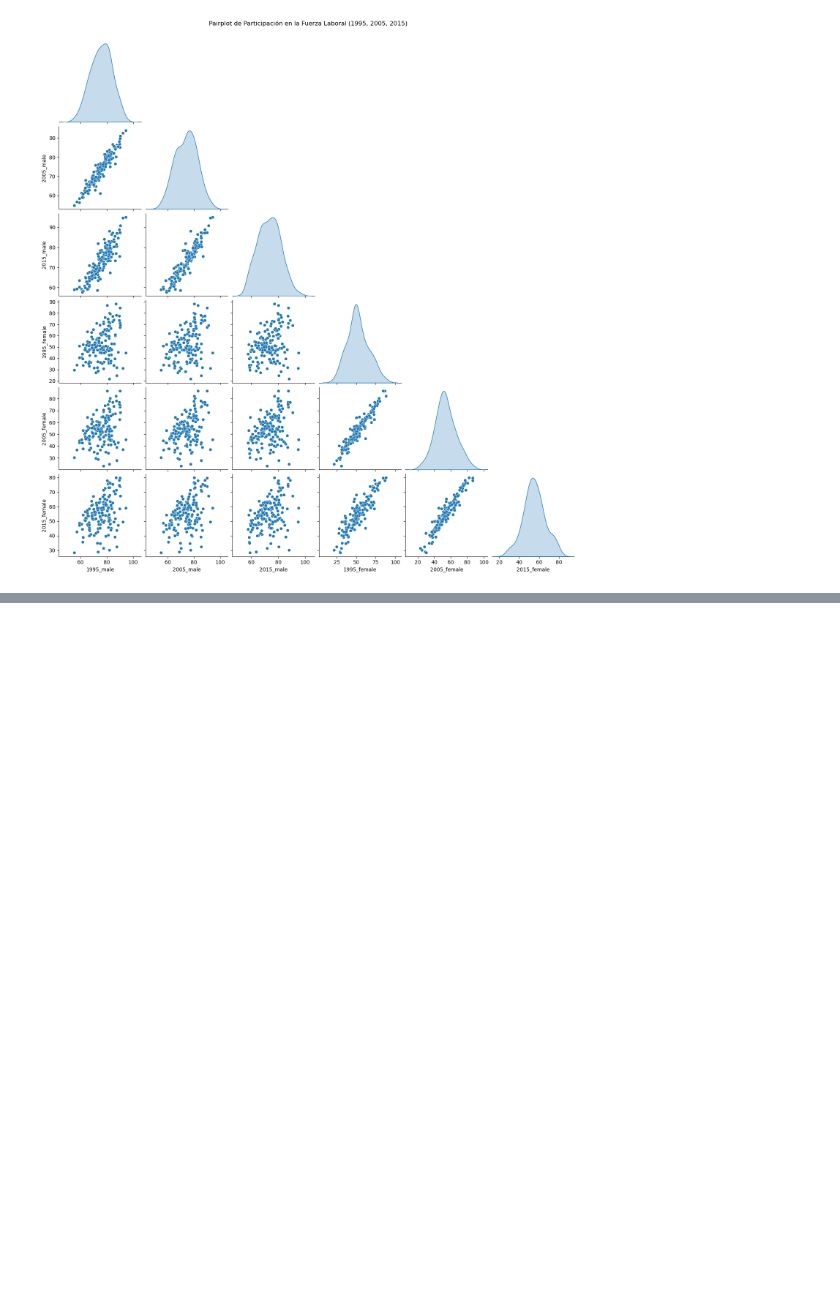
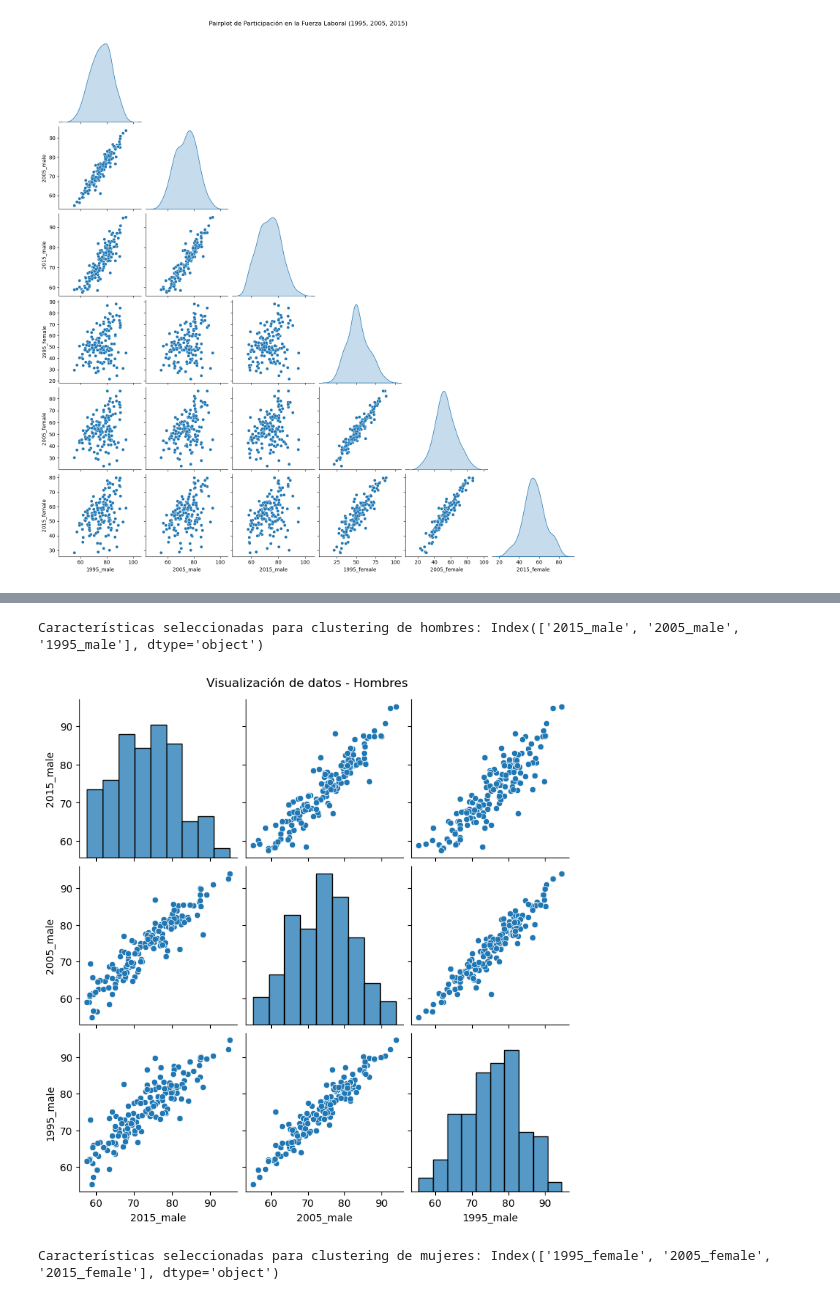
Before and after one commit to camilorav31/labourforce_clustering, a Jupyter notebook: Microproyecto2.ipynb, the cells around one changed output, grey strips where cells are left out. Drawn from its saved outputs; the diff is of its cells as text; code cells hidden in the pictures; blank space fills up the shorter version.

```diff
--- a/Microproyecto2.ipynb
+++ b/Microproyecto2.ipynb
@@ -252,0 +279,34 @@ plt.show()
+# %%
+# Clustering para hombres
+male_features = ["1995_male", "2005_male", "2015_male"]
+male_data = combined_df[male_features]
+
+# Seleccionar las tres variables con mayor varianza (ya son las únicas para hombres)
+male_variances = male_data.var().sort_values(ascending=False)
+male_selected_features = male_variances.index
+print("Características seleccionadas para clustering de hombres:", male_selected_features)
+
+# Visualización para hombres
+import seaborn as sns
+import matplotlib.pyplot as plt
+sns.pairplot(male_data[male_selected_features])
+plt.suptitle("Visualización de datos - Hombres", y=1.02)
+plt.show()
+
+# Clustering para mujeres
+female_features = ["1995_female", "2005_female", "2015_female"]
+female_data = combined_df[female_features]
+
+# Seleccionar las tres variables con mayor varianza (ya son las únicas para mujeres)
+female_variances = female_data.var().sort_values(ascending=False)
+female_selected_features = female_variances.index
+print("Características seleccionadas para clustering de mujeres:", female_selected_features)
+
+# Visualización para mujeres
+sns.pairplot(female_data[female_selected_features])
+plt.suptitle("Visualización de datos - Mujeres", y=1.02)
+plt.show()
+# %% [output]
+Características seleccionadas para clustering de hombres: Index(['2015_male', '2005_male', '1995_male'], dtype='object')
+[figure, added]
+Características seleccionadas para clustering de mujeres: Index(['1995_female', '2005_female', '2015_female'], dtype='object')
```
Also changed, not shown: parts of 6 cells of this notebook.
